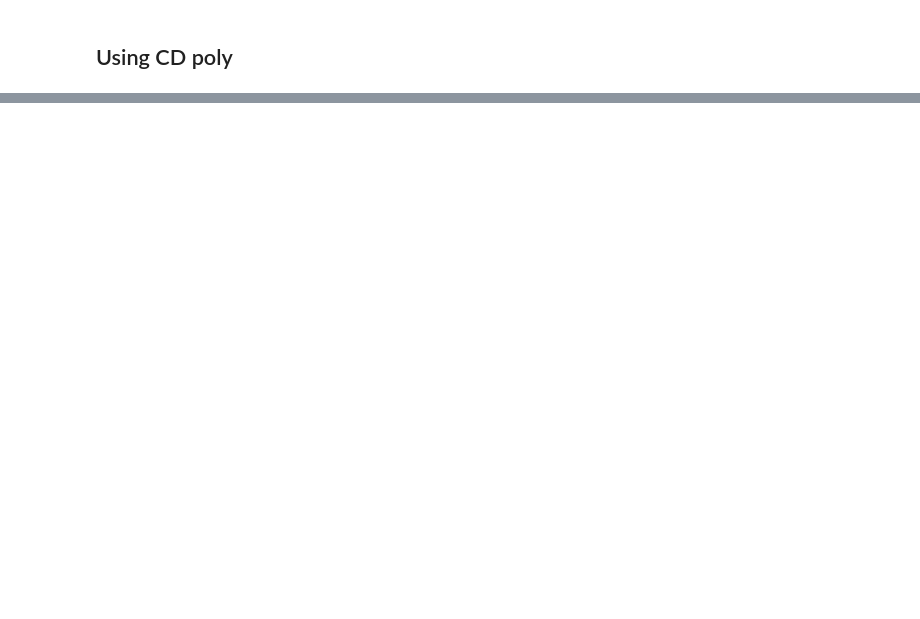
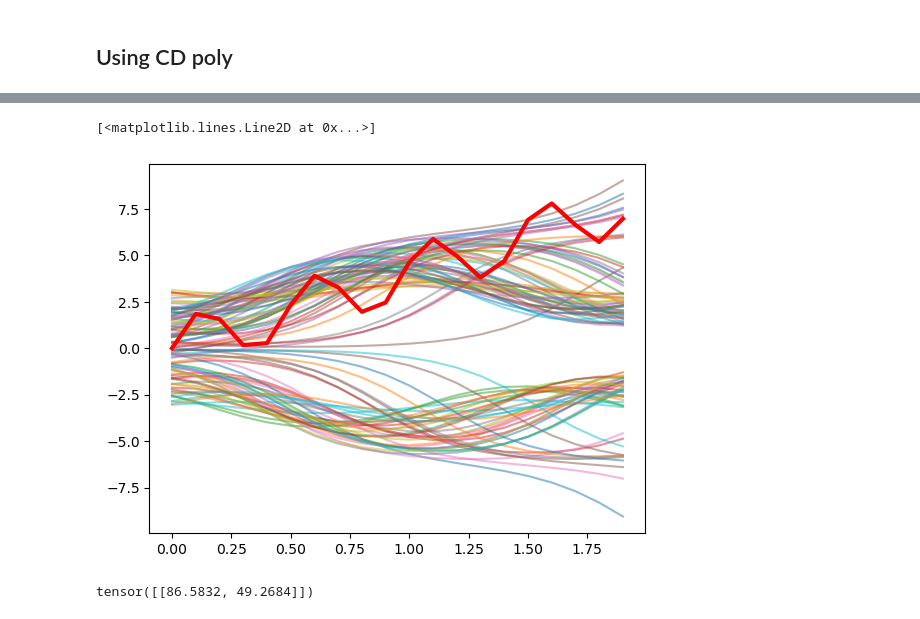
Before and after one commit to ljnel/cd-project, a Jupyter notebook: encoders/mlp.ipynb, the cells around one changed output, grey strips where cells are left out. Saved outputs shown, nothing was run; the diff lists cells and outputs as text; code cells hidden in the pictures; blank space fills up the shorter version.

```diff
--- a/encoders/mlp.ipynb
+++ b/encoders/mlp.ipynb
@@ -235,0 +260,13 @@ plot_level_set(p, alpha, ax)
+# %%
+for i in range(100):
+    plt.plot(times, trajs[i, 0], alpha=.5)
+plt.plot(times, custom[0], color='red', lw=3)
+# %% [output]
+[<matplotlib.lines.Line2D at 0x...>]
+[figure, added]
+# %%
+with torch.no_grad():
+    _, latents_custom = te(torch.tensor(custom.reshape(1, 2, -1)))
+latents_custom
+# %% [output]
+tensor([[86.5832, 49.2684]])
```
Also changed, not shown: parts of 14 cells of this notebook, 4 other files.
